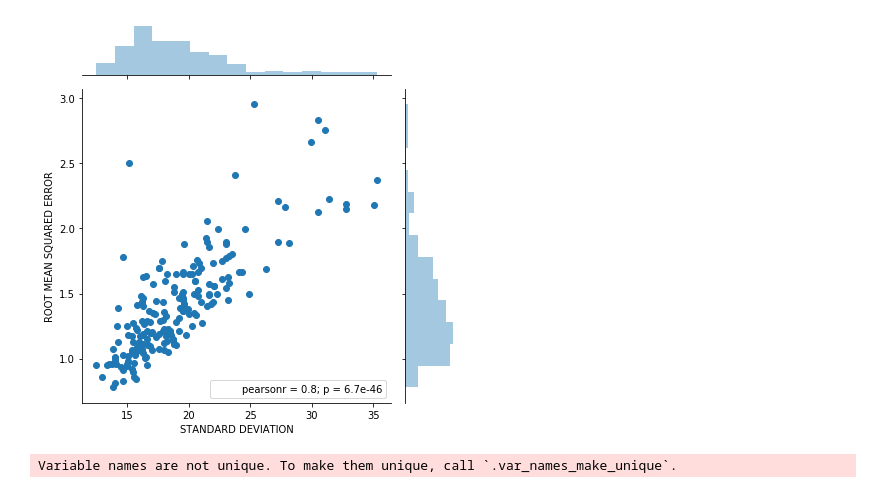
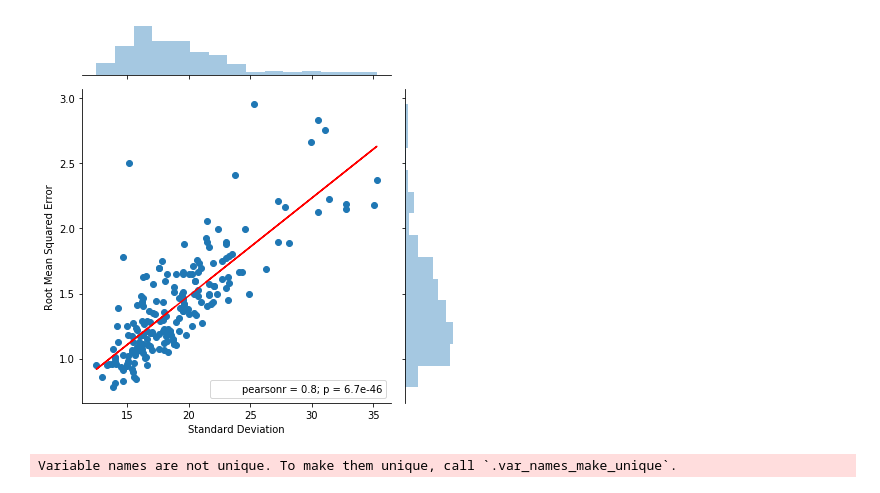
Before and after one commit to chsher/BAYESMF, a Jupyter notebook: dev/viz_bmf.ipynb, the cells around one changed output. Cells and saved outputs as stored; diff of their text form; code cells hidden in the pictures.

```diff
--- a/dev/viz_bmf.ipynb
+++ b/dev/viz_bmf.ipynb
@@ -40,10 +40,14 @@ y = np.sqrt(np.sum(sqerr, axis=1) / 100)
 # %%
 jp = sns.jointplot(x=x, y=y, stat_func=stats.pearsonr)
 jp.set_axis_labels('Standard Deviation', 'Root Mean Squared Error')
+
+linreg = stats.linregress(x, y)
+jp.ax_joint.plot(x, linreg.intercept + linreg.slope * x, 'r')
+
 plt.tight_layout()
 plt.show()
 # %% [output]
-[figure, old version]
+[figure, new version]
 # %%
 from sklearn.manifold import TSNE
 # %%
```
Also changed, not shown: parts of 6 cells of this notebook, 3 other files.
